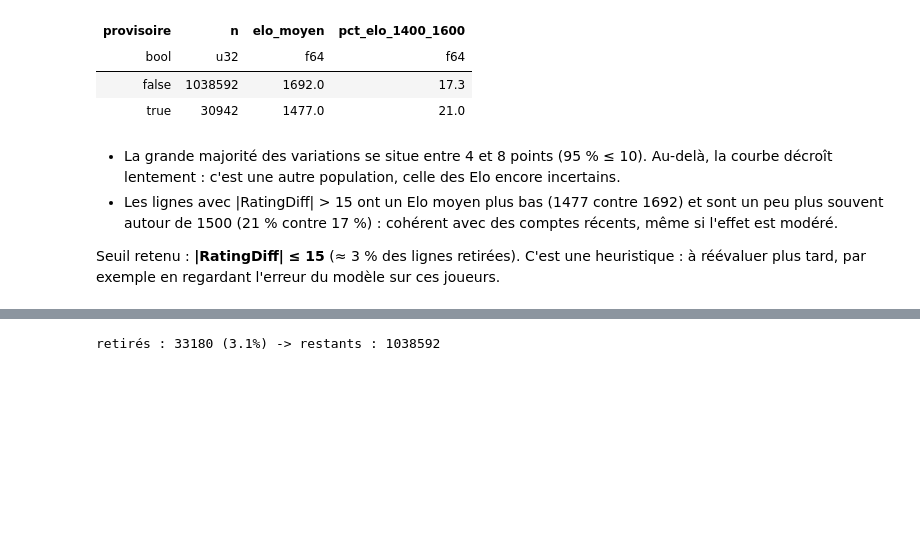
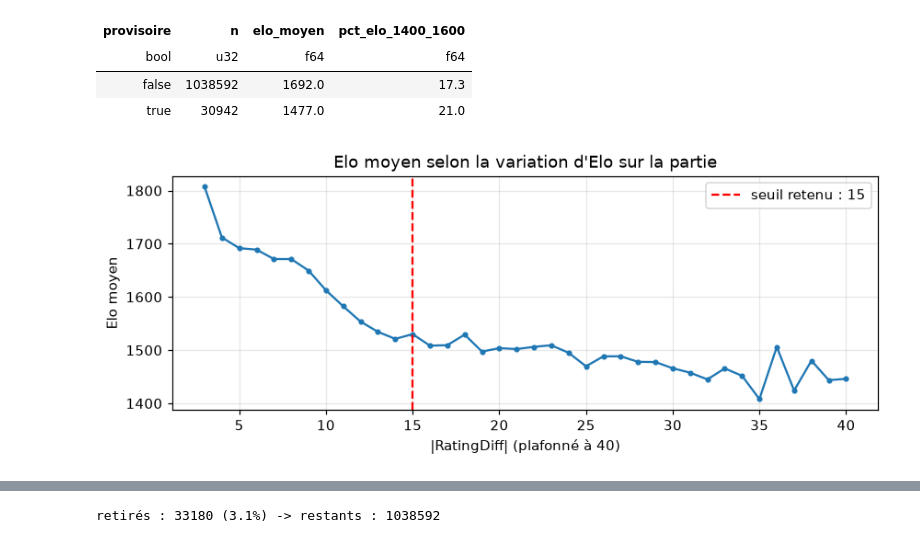
Before and after one commit to CojanYann/ChessProject, a Jupyter notebook: notebooks/01_exploration.ipynb, the cells around one changed output, grey strips where cells are left out. Cells and saved outputs as stored; diff of their text form; code cells hidden in the pictures; blank space fills up the shorter version.

```diff
--- a/notebooks/01_exploration.ipynb
+++ b/notebooks/01_exploration.ipynb
@@ -41,5 +37,5 @@ Le fichier contient le texte brut des coups (`Movetext`) ; `parse_moves` le déc
 # %%
-games = parse_moves(pl.read_parquet(RAW_PATH).drop("moves", "n_moves"))
+games = pl.read_parquet(RAW_PATH)
 print(games.shape)
 games.select("White", "WhiteElo", "Black", "BlackElo", "Result", "TimeControl", "Termination", "n_moves").head()
 # %% [output]
@@ -288,11 +303,21 @@ shape: (2, 4)
 | bool | u32 | f64 | f64 |
 | false | 1038592 | 1692.0 | 17.3 |
 | true | 30942 | 1477.0 | 21.0 |
-# %% [markdown]
-- La grande majorité des variations se situe entre 4 et 8 points (95 % ≤ 10). Au-delà, la courbe décroît
-  lentement : c'est une autre population, celle des Elo encore incertains.
-- Les lignes avec |RatingDiff| > 15 ont un Elo moyen plus bas (1477 contre 1692) et sont un peu plus souvent
-  autour de 1500 (21 % contre 17 %) : cohérent avec des comptes récents, même si l'effet est modéré.
-
-Seuil retenu : **|RatingDiff| ≤ 15** (≈ 3 % des lignes retirées). C'est une heuristique : à réévaluer plus tard,
-par exemple en regardant l'erreur du modèle sur ces joueurs.
+# %%
+# Elo moyen selon |RatingDiff| : à partir d'où tombe-t-on sur une autre population ?
+elo_par_diff = (
+    joueurs.drop_nulls("rating_diff")
+    .group_by(abs_diff=pl.col("rating_diff").abs().clip(upper_bound=40))  # 40 = "40 et plus"
+    .agg(n=pl.len(), elo_moyen=pl.col("elo").mean())
+    .filter(pl.col("abs_diff") >= 3)
+    .sort("abs_diff")
+)
+fig, ax = plt.subplots(figsize=(9, 3))
+ax.plot(elo_par_diff["abs_diff"], elo_par_diff["elo_moyen"], marker=".")
+ax.axvline(15, color="red", ls="--", label="seuil retenu : 15")
+ax.set(xlabel="|RatingDiff| (plafonné à 40)", ylabel="Elo moyen", title="Elo moyen selon la variation d'Elo sur la partie")
+ax.grid(alpha=0.3)
+ax.legend()
+plt.show()
+# %% [output]
+[figure, added]
```
Also changed, not shown: parts of 4 cells of this notebook, 9 other files.
